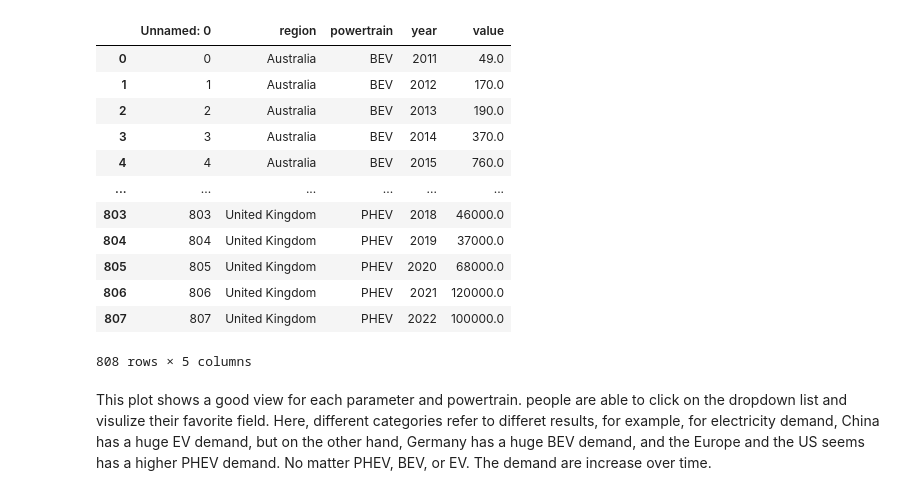
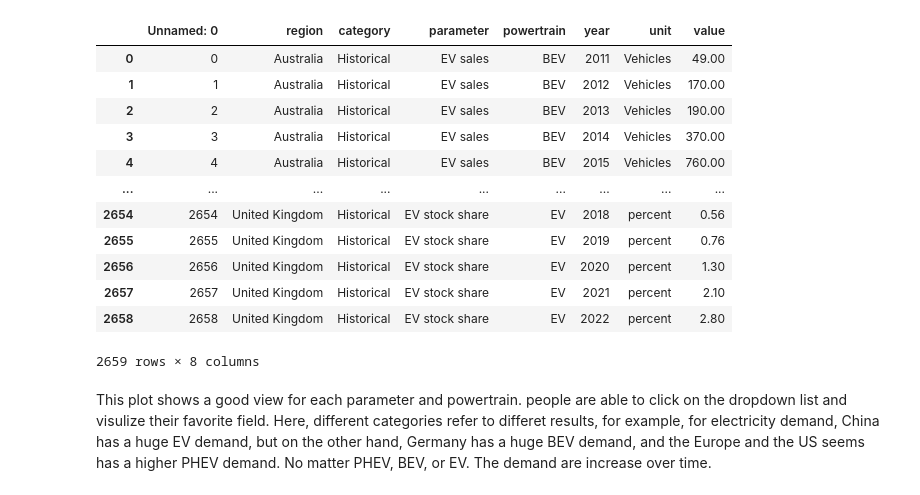
Before and after one commit to jtjt427/5200_Final_Project, a Jupyter notebook: Untitled-1.ipynb, the cells around one changed output. Saved outputs shown, nothing was run; the diff lists cells and outputs as text; code cells hidden in the pictures.

```diff
--- a/Untitled-1.ipynb
+++ b/Untitled-1.ipynb
@@ -78,20 +279,20 @@ fig.show()
 # %%
-df = pd.read_csv("filtered_data.csv")
-df
+df5 = pd.read_csv("filtered.csv")
+df5
 # %% [output]
-|  | Unnamed: 0 | region | powertrain | year | value |
-| 0 | 0 | Australia | BEV | 2011 | 49.0 |
-| 1 | 1 | Australia | BEV | 2012 | 170.0 |
-| 2 | 2 | Australia | BEV | 2013 | 190.0 |
-| 3 | 3 | Australia | BEV | 2014 | 370.0 |
-| 4 | 4 | Australia | BEV | 2015 | 760.0 |
-| ... | ... | ... | ... | ... | ... |
-| 803 | 803 | United Kingdom | PHEV | 2018 | 46000.0 |
-| 804 | 804 | United Kingdom | PHEV | 2019 | 37000.0 |
-| 805 | 805 | United Kingdom | PHEV | 2020 | 68000.0 |
-| 806 | 806 | United Kingdom | PHEV | 2021 | 120000.0 |
-| 807 | 807 | United Kingdom | PHEV | 2022 | 100000.0 |
+|  | Unnamed: 0 | region | category | parameter | powertrain | year | unit | value |
+| 0 | 0 | Australia | Historical | EV sales | BEV | 2011 | Vehicles | 49.00 |
+| 1 | 1 | Australia | Historical | EV sales | BEV | 2012 | Vehicles | 170.00 |
+| 2 | 2 | Australia | Historical | EV sales | BEV | 2013 | Vehicles | 190.00 |
+| 3 | 3 | Australia | Historical | EV sales | BEV | 2014 | Vehicles | 370.00 |
+| 4 | 4 | Australia | Historical | EV sales | BEV | 2015 | Vehicles | 760.00 |
+| ... | ... | ... | ... | ... | ... | ... | ... | ... |
+| 2654 | 2654 | United Kingdom | Historical | EV stock share | EV | 2018 | percent | 0.56 |
+| 2655 | 2655 | United Kingdom | Historical | EV stock share | EV | 2019 | percent | 0.76 |
+| 2656 | 2656 | United Kingdom | Historical | EV stock share | EV | 2020 | percent | 1.30 |
+| 2657 | 2657 | United Kingdom | Historical | EV stock share | EV | 2021 | percent | 2.10 |
+| 2658 | 2658 | United Kingdom | Historical | EV stock share | EV | 2022 | percent | 2.80 |
-808 rows × 5 columns
+2659 rows × 8 columns
 # %%
 import plotly.graph_objects as go
 from plotly.subplots import make_subplots
```
Also changed, not shown: parts of 26 cells of this notebook, 4 other files.
